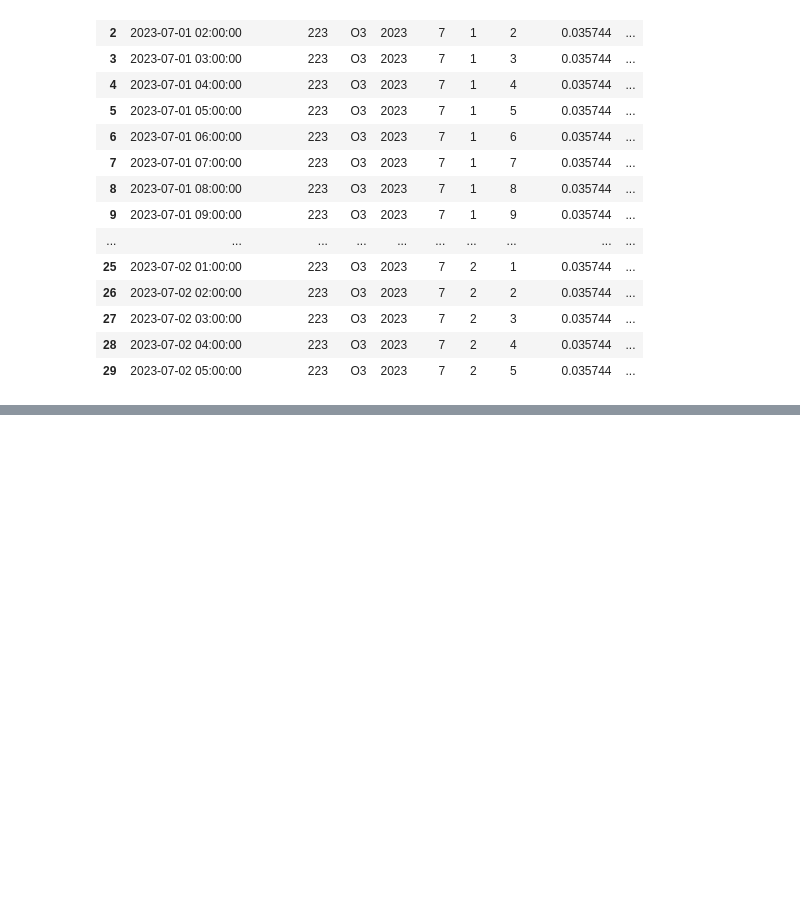
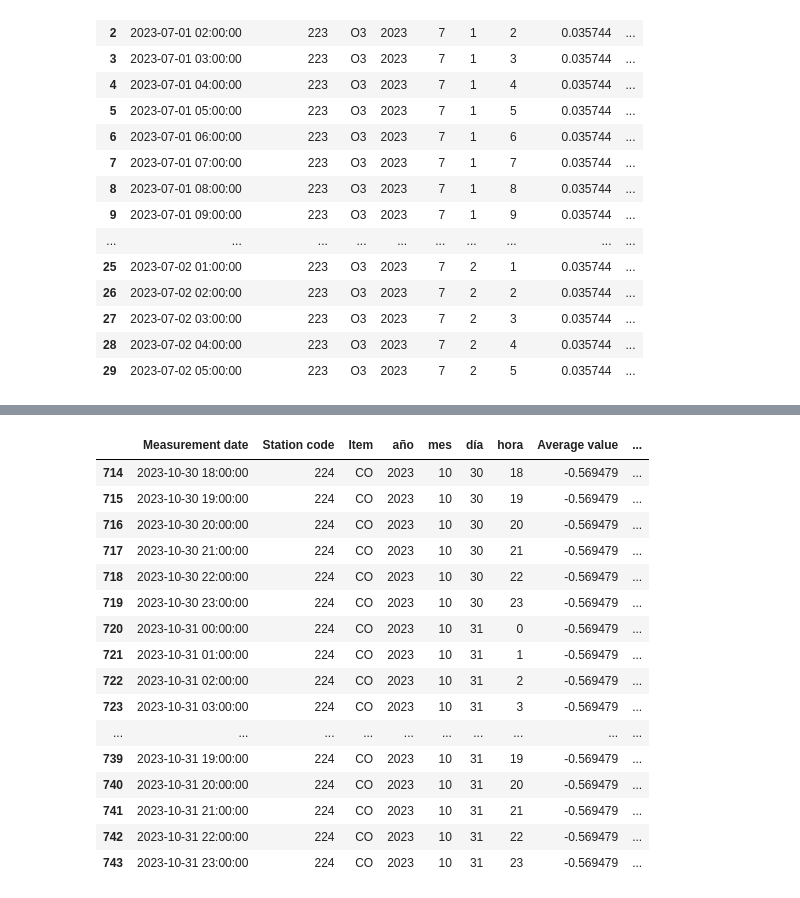
Before and after one commit to carlosgomezagrafojo/pollution-data, a Jupyter notebook: proyect_contaminacion.ipynb, the cells around one changed output, grey strips where cells are left out. Saved outputs shown, nothing was run; the diff lists cells and outputs as text; code cells hidden in the pictures; blank space fills up the shorter version.

```diff
--- a/proyect_contaminacion.ipynb
+++ b/proyect_contaminacion.ipynb
@@ -5320,0 +5781,33 @@ df_julio_2023.head(30)
+# %%
+# Buscamos Valor Real del promedio de CO por año en la estacioón 224 a fin de sustituirlo en el mejor mofelo optenido
+
+# 1. Filtrar por estación 224 y CO
+df_filtrado_m4 = df_instrument[
+    (df_instrument['Station code'] == 224) &
+    (df_instrument['Item'] == 'CO')
+].copy()
+
+# 2. Asegurarse de que la columna de fecha sea datetime
+df_filtrado_m4['Measurement date'] = pd.to_datetime(df_filtrado_m4['Measurement date'])
+
+# 3. Crear columnas de año y mes
+df_filtrado_m4['año'] = df_filtrado_m4['Measurement date'].dt.year
+df_filtrado_m4['mes'] = df_filtrado_m4['Measurement date'].dt.month
+
+# 4. Calcular promedio mensual del contaminante CO
+promedios_mensuales = df_filtrado_m4.groupby(['año', 'mes'])['Average value'].mean().reset_index()
+
+# vemos resultados
+print(promedios_mensuales)
+
+
+# Valor promedio en septiembre 2023 para la estación 224:
+
+promedio_septiembre_2023_224 = df_instrument[
+    (df_instrument['Station code'] == 224) &
+    (df_instrument['Item'] == 'CO') &
+    (df_instrument['año'] == 2023) &
+    (df_instrument['mes'] == 9)
+]['Average value'].mean()
+
+print(f"Promedio de CO en septiembre 2023 para estación 224: {promedio_septiembre_2023_224:.6f}")
@@ -5320,0 +5934,20 @@ df_julio_2023.head(30)
+# %%
+df_octubre_2023.tail(30)
+# %% [output]
+|  | Measurement date | Station code | Item | año | mes | día | hora | Average value | ... |
+| 714 | 2023-10-30 18:00:00 | 224 | CO | 2023 | 10 | 30 | 18 | -0.569479 | ... |
+| 715 | 2023-10-30 19:00:00 | 224 | CO | 2023 | 10 | 30 | 19 | -0.569479 | ... |
+| 716 | 2023-10-30 20:00:00 | 224 | CO | 2023 | 10 | 30 | 20 | -0.569479 | ... |
+| 717 | 2023-10-30 21:00:00 | 224 | CO | 2023 | 10 | 30 | 21 | -0.569479 | ... |
+| 718 | 2023-10-30 22:00:00 | 224 | CO | 2023 | 10 | 30 | 22 | -0.569479 | ... |
+| 719 | 2023-10-30 23:00:00 | 224 | CO | 2023 | 10 | 30 | 23 | -0.569479 | ... |
+| 720 | 2023-10-31 00:00:00 | 224 | CO | 2023 | 10 | 31 | 0 | -0.569479 | ... |
+| 721 | 2023-10-31 01:00:00 | 224 | CO | 2023 | 10 | 31 | 1 | -0.569479 | ... |
+| 722 | 2023-10-31 02:00:00 | 224 | CO | 2023 | 10 | 31 | 2 | -0.569479 | ... |
+| 723 | 2023-10-31 03:00:00 | 224 | CO | 2023 | 10 | 31 | 3 | -0.569479 | ... |
+| ... | ... | ... | ... | ... | ... | ... | ... | ... | ... |
+| 739 | 2023-10-31 19:00:00 | 224 | CO | 2023 | 10 | 31 | 19 | -0.569479 | ... |
+| 740 | 2023-10-31 20:00:00 | 224 | CO | 2023 | 10 | 31 | 20 | -0.569479 | ... |
+| 741 | 2023-10-31 21:00:00 | 224 | CO | 2023 | 10 | 31 | 21 | -0.569479 | ... |
+| 742 | 2023-10-31 22:00:00 | 224 | CO | 2023 | 10 | 31 | 22 | -0.569479 | ... |
+| 743 | 2023-10-31 23:00:00 | 224 | CO | 2023 | 10 | 31 | 23 | -0.569479 | ... |
```
Also changed, not shown: parts of 19 cells of this notebook.
